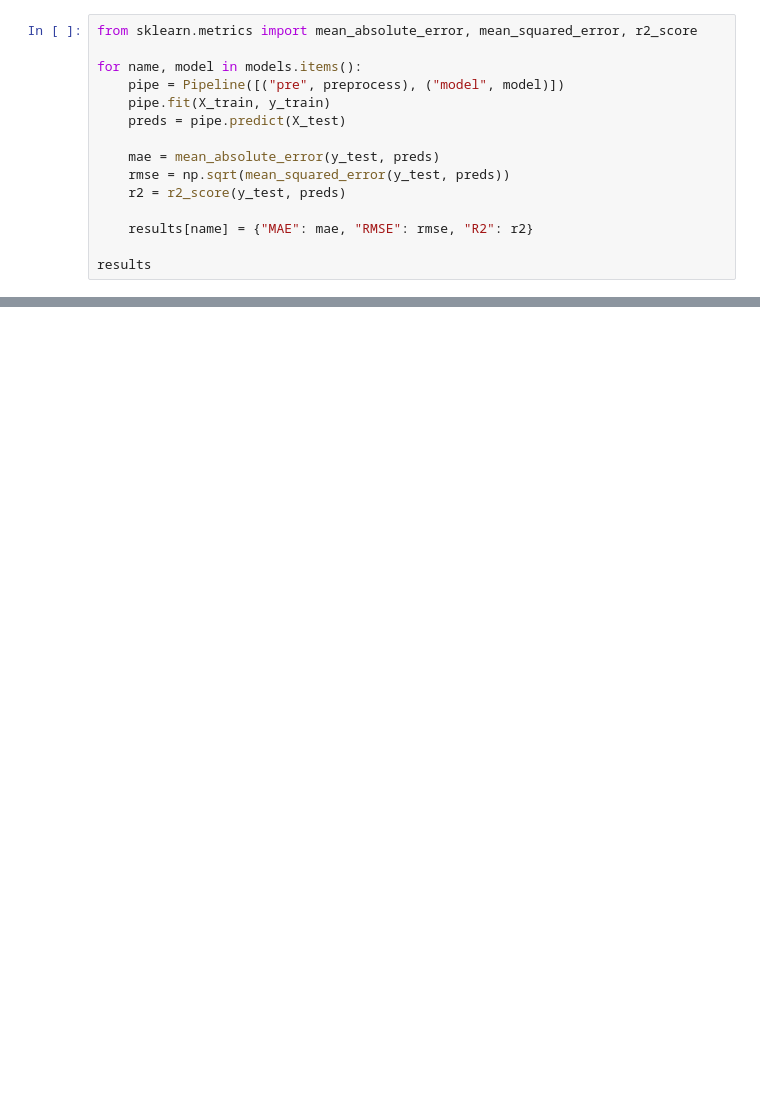
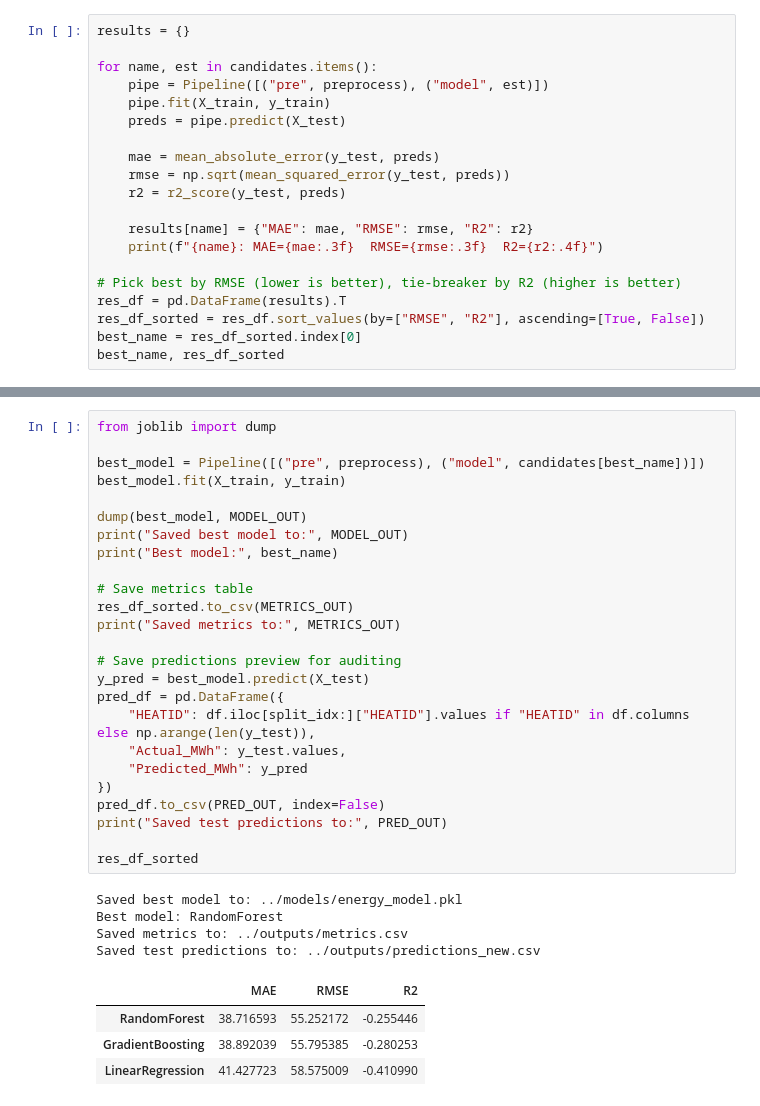
Before and after one commit to prajwal-kavishwar/steel_electric_arc_energy_prediction, a Jupyter notebook: notebooks/02_model_training.ipynb, the cells around one changed output, grey strips where cells are left out. Drawn from its saved outputs; the diff is of its cells as text; blank space fills up the shorter version.

```diff
--- a/notebooks/02_model_training.ipynb
+++ b/notebooks/02_model_training.ipynb
@@ -103,8 +116,8 @@ results = {}
 # %%
-from sklearn.metrics import mean_absolute_error, mean_squared_error, r2_score
+results = {}
 
-for name, model in models.items():
-    pipe = Pipeline([("pre", preprocess), ("model", model)])
+for name, est in candidates.items():
+    pipe = Pipeline([("pre", preprocess), ("model", est)])
     pipe.fit(X_train, y_train)
     preds = pipe.predict(X_test)
 
@@ -113,6 +126,11 @@ for name, model in models.items():
     r2 = r2_score(y_test, preds)
 
     results[name] = {"MAE": mae, "RMSE": rmse, "R2": r2}
+    print(f"{name}: MAE={mae:.3f}  RMSE={rmse:.3f}  R2={r2:.4f}")
 
-results
+# Pick best by RMSE (lower is better), tie-breaker by R2 (higher is better)
+res_df = pd.DataFrame(results).T
+res_df_sorted = res_df.sort_values(by=["RMSE", "R2"], ascending=[True, False])
+best_name = res_df_sorted.index[0]
+best_name, res_df_sorted
 # %% [output]
@@ -127,0 +145,34 @@ results
+# %%
+from joblib import dump
+
+best_model = Pipeline([("pre", preprocess), ("model", candidates[best_name])])
+best_model.fit(X_train, y_train)
+
+dump(best_model, MODEL_OUT)
+print("Saved best model to:", MODEL_OUT)
+print("Best model:", best_name)
+
+# Save metrics table
+res_df_sorted.to_csv(METRICS_OUT)
+print("Saved metrics to:", METRICS_OUT)
+
+# Save predictions preview for auditing
+y_pred = best_model.predict(X_test)
+pred_df = pd.DataFrame({
+    "HEATID": df.iloc[split_idx:]["HEATID"].values if "HEATID" in df.columns else np.arange(len(y_test)),
+    "Actual_MWh": y_test.values,
+    "Predicted_MWh": y_pred
+})
+pred_df.to_csv(PRED_OUT, index=False)
+print("Saved test predictions to:", PRED_OUT)
+
+res_df_sorted
+# %% [output]
+Saved best model to: ../models/energy_model.pkl
+Best model: RandomForest
+Saved metrics to: ../outputs/metrics.csv
+Saved test predictions to: ../outputs/predictions_new.csv
+|  | MAE | RMSE | R2 |
+| RandomForest | 38.716593 | 55.252172 | -0.255446 |
+| GradientBoosting | 38.892039 | 55.795385 | -0.280253 |
+| LinearRegression | 41.427723 | 58.575009 | -0.410990 |
```
Also changed, not shown: parts of 22 cells of this notebook, 5 other files.
